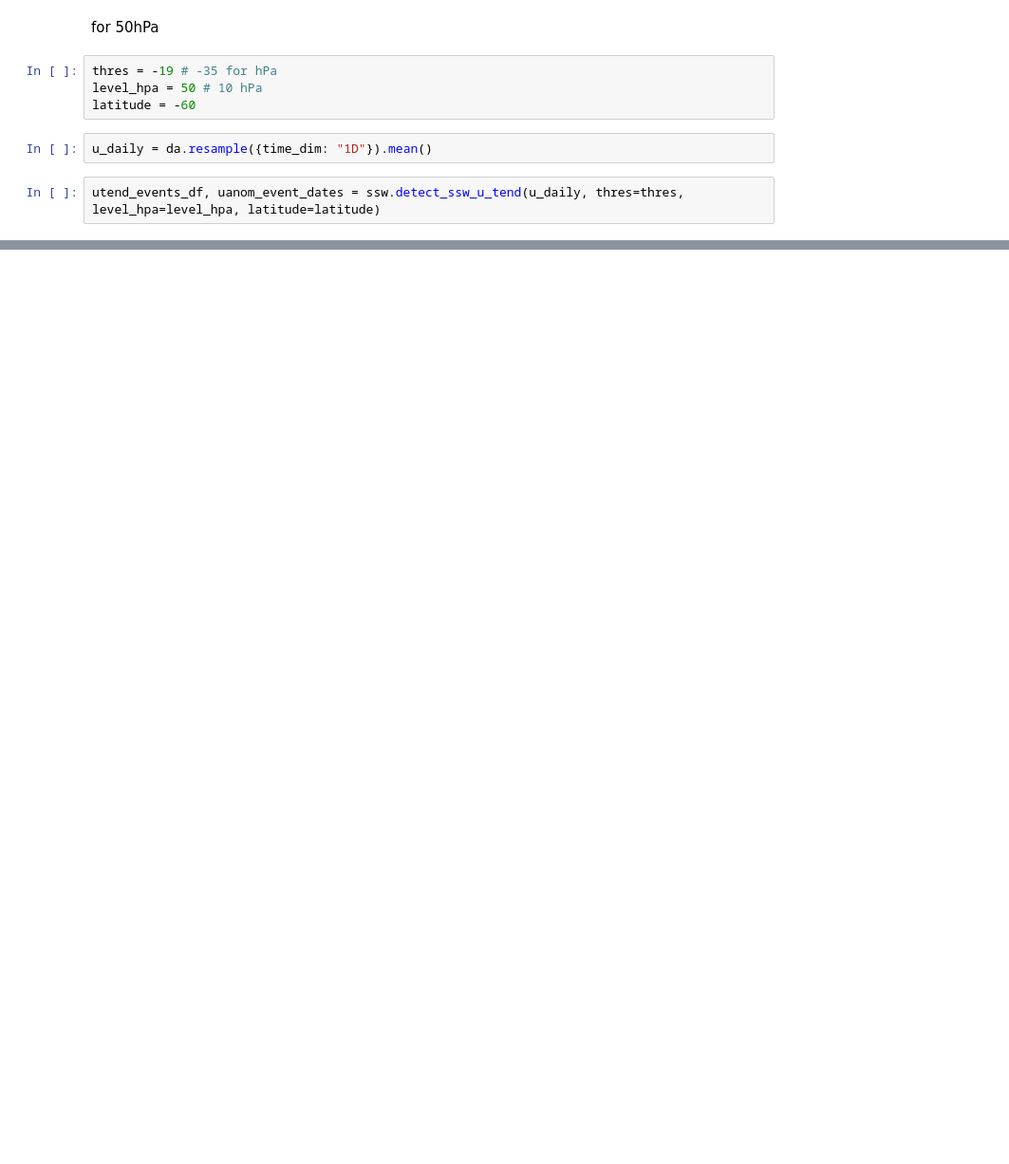
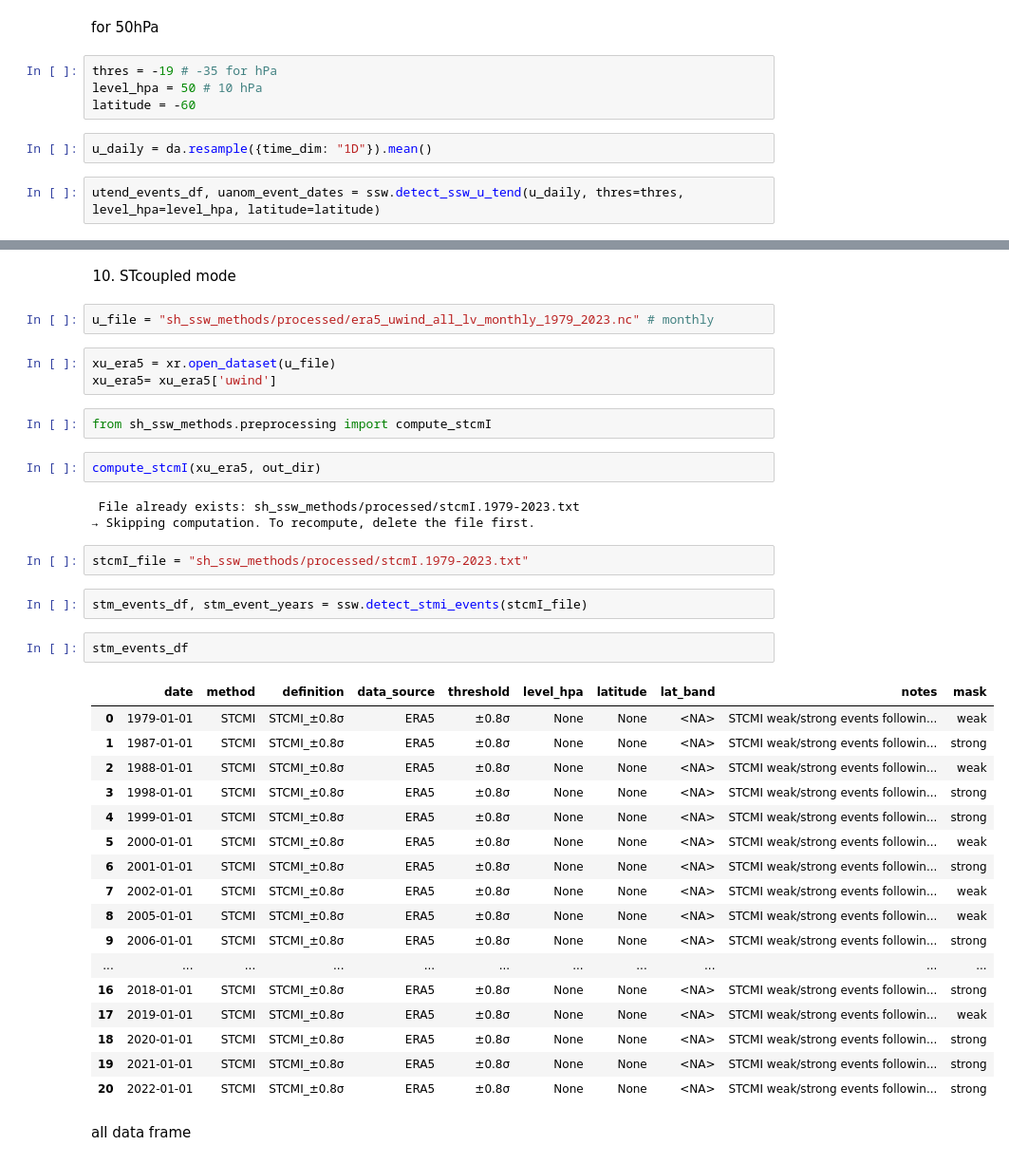
Before and after one commit to rachelelwu/sh-ssw-detection, a Jupyter notebook: src/test_main.ipynb, the cells around one changed output, grey strips where cells are left out. Shown at 95% size. Saved outputs shown, nothing was run; the diff lists cells and outputs as text; blank space fills up the shorter version.

```diff
--- a/src/test_main.ipynb
+++ b/src/test_main.ipynb
@@ -207,0 +369,40 @@ utend_events_df
+# %% [markdown]
+10. STcoupled mode
+# %%
+u_file = "sh_ssw_methods/processed/era5_uwind_all_lv_monthly_1979_2023.nc" # monthly
+# %%
+xu_era5 = xr.open_dataset(u_file)
+xu_era5= xu_era5['uwind']
+# %%
+from sh_ssw_methods.preprocessing import compute_stcmI
+# %%
+compute_stcmI(xu_era5, out_dir)
+# %% [output]
+ File already exists: sh_ssw_methods/processed/stcmI.1979-2023.txt
+→ Skipping computation. To recompute, delete the file first.
+# %%
+stcmI_file = "sh_ssw_methods/processed/stcmI.1979-2023.txt"
+# %%
+stm_events_df, stm_event_years = ssw.detect_stmi_events(stcmI_file)
+# %%
+stm_events_df
+# %% [output]
+|  | date | method | definition | data_source | threshold | level_hpa | latitude | lat_band | notes | mask |
+| 0 | 1979-01-01 | STCMI | STCMI_±0.8σ | ERA5 | ±0.8σ | None | None | <NA> | STCMI weak/strong events followin... | weak |
+| 1 | 1987-01-01 | STCMI | STCMI_±0.8σ | ERA5 | ±0.8σ | None | None | <NA> | STCMI weak/strong events followin... | strong |
+| 2 | 1988-01-01 | STCMI | STCMI_±0.8σ | ERA5 | ±0.8σ | None | None | <NA> | STCMI weak/strong events followin... | weak |
+| 3 | 1998-01-01 | STCMI | STCMI_±0.8σ | ERA5 | ±0.8σ | None | None | <NA> | STCMI weak/strong events followin... | strong |
+| 4 | 1999-01-01 | STCMI | STCMI_±0.8σ | ERA5 | ±0.8σ | None | None | <NA> | STCMI weak/strong events followin... | strong |
+| 5 | 2000-01-01 | STCMI | STCMI_±0.8σ | ERA5 | ±0.8σ | None | None | <NA> | STCMI weak/strong events followin... | weak |
+| 6 | 2001-01-01 | STCMI | STCMI_±0.8σ | ERA5 | ±0.8σ | None | None | <NA> | STCMI weak/strong events followin... | strong |
+| 7 | 2002-01-01 | STCMI | STCMI_±0.8σ | ERA5 | ±0.8σ | None | None | <NA> | STCMI weak/strong events followin... | weak |
+| 8 | 2005-01-01 | STCMI | STCMI_±0.8σ | ERA5 | ±0.8σ | None | None | <NA> | STCMI weak/strong events followin... | weak |
+| 9 | 2006-01-01 | STCMI | STCMI_±0.8σ | ERA5 | ±0.8σ | None | None | <NA> | STCMI weak/strong events followin... | strong |
+| ... | ... | ... | ... | ... | ... | ... | ... | ... | ... | ... |
+| 16 | 2018-01-01 | STCMI | STCMI_±0.8σ | ERA5 | ±0.8σ | None | None | <NA> | STCMI weak/strong events followin... | strong |
+| 17 | 2019-01-01 | STCMI | STCMI_±0.8σ | ERA5 | ±0.8σ | None | None | <NA> | STCMI weak/strong events followin... | weak |
+| 18 | 2020-01-01 | STCMI | STCMI_±0.8σ | ERA5 | ±0.8σ | None | None | <NA> | STCMI weak/strong events followin... | strong |
+| 19 | 2021-01-01 | STCMI | STCMI_±0.8σ | ERA5 | ±0.8σ | None | None | <NA> | STCMI weak/strong events followin... | strong |
+| 20 | 2022-01-01 | STCMI | STCMI_±0.8σ | ERA5 | ±0.8σ | None | None | <NA> | STCMI weak/strong events followin... | strong |
+# %% [markdown]
+all data frame
```
Also changed, not shown: parts of 39 cells of this notebook, 1 other file.
